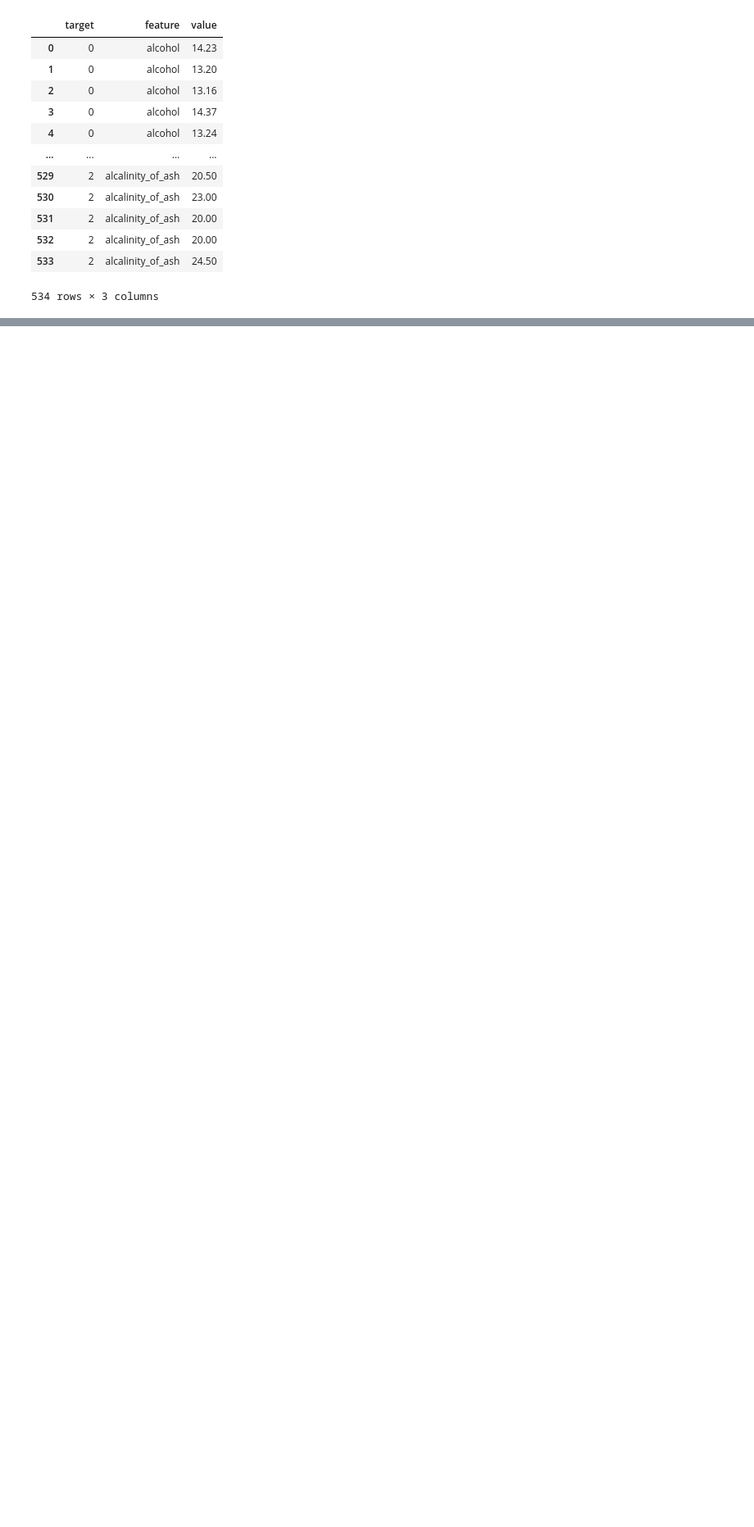
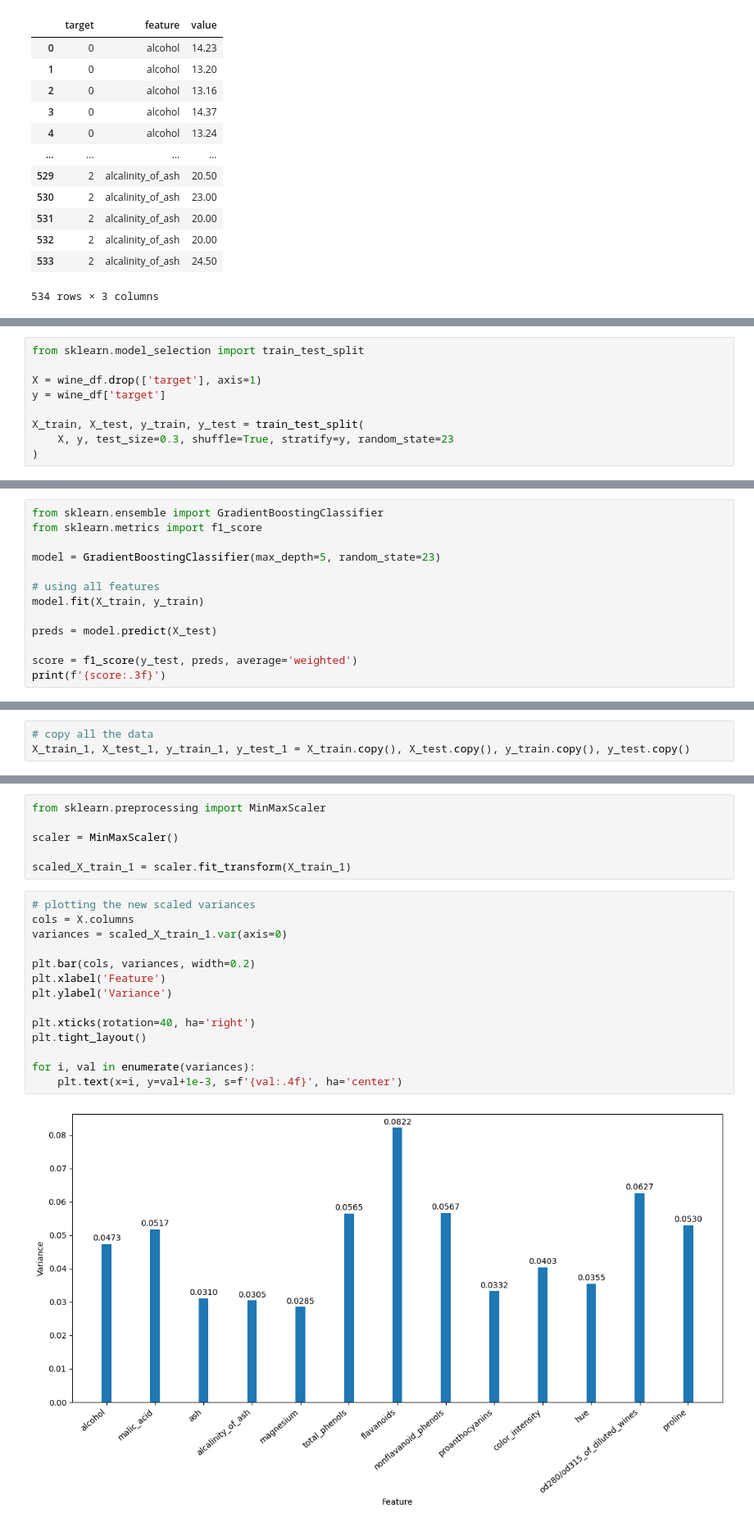
Before and after one commit to Alireza2317/feature_engineering, a Jupyter notebook: feature_selection.ipynb, the cells around one changed output, grey strips where cells are left out. Shown at 82% size. Cells and saved outputs as stored; diff of their text form; blank space fills up the shorter version.

Commit message:
variance threshold method

```diff
--- a/feature_selection.ipynb
+++ b/feature_selection.ipynb
@@ -65,3 +65,12 @@ for i, count in enumerate(target_counts):
 	plt.text(x=i, y=count+1, s=str(count), ha='center')
 # %% [output]
 [figure]
+# %%
+from sklearn.model_selection import train_test_split
+
+X = wine_df.drop(['target'], axis=1)
+y = wine_df['target']
+
+X_train, X_test, y_train, y_test = train_test_split(
+	X, y, test_size=0.3, shuffle=True, stratify=y, random_state=23
+)
@@ -67,0 +79,13 @@ for i, count in enumerate(target_counts):
+# %%
+from sklearn.ensemble import GradientBoostingClassifier
+from sklearn.metrics import f1_score
+
+model = GradientBoostingClassifier(max_depth=5, random_state=23)
+
+# using all features
+model.fit(X_train, y_train)
+
+preds = model.predict(X_test)
+
+score = f1_score(y_test, preds, average='weighted')
+print(f'{score:.3f}')
@@ -67,0 +98,3 @@ for i, count in enumerate(target_counts):
+# %%
+# copy all the data
+X_train_1, X_test_1, y_train_1, y_test_1 = X_train.copy(), X_test.copy(), y_train.copy(), y_test.copy()
@@ -67,0 +120,22 @@ for i, count in enumerate(target_counts):
+# %%
+from sklearn.preprocessing import MinMaxScaler
+
+scaler = MinMaxScaler()
+
+scaled_X_train_1 = scaler.fit_transform(X_train_1)
+# %%
+# plotting the new scaled variances
+cols = X.columns
+variances = scaled_X_train_1.var(axis=0)
+
+plt.bar(cols, variances, width=0.2)
+plt.xlabel('Feature')
+plt.ylabel('Variance')
+
+plt.xticks(rotation=40, ha='right')
+plt.tight_layout()
+
+for i, val in enumerate(variances):
+	plt.text(x=i, y=val+1e-3, s=f'{val:.4f}', ha='center')
+# %% [output]
+[figure, added]
```
Also changed, not shown: parts of 7 cells of this notebook.
